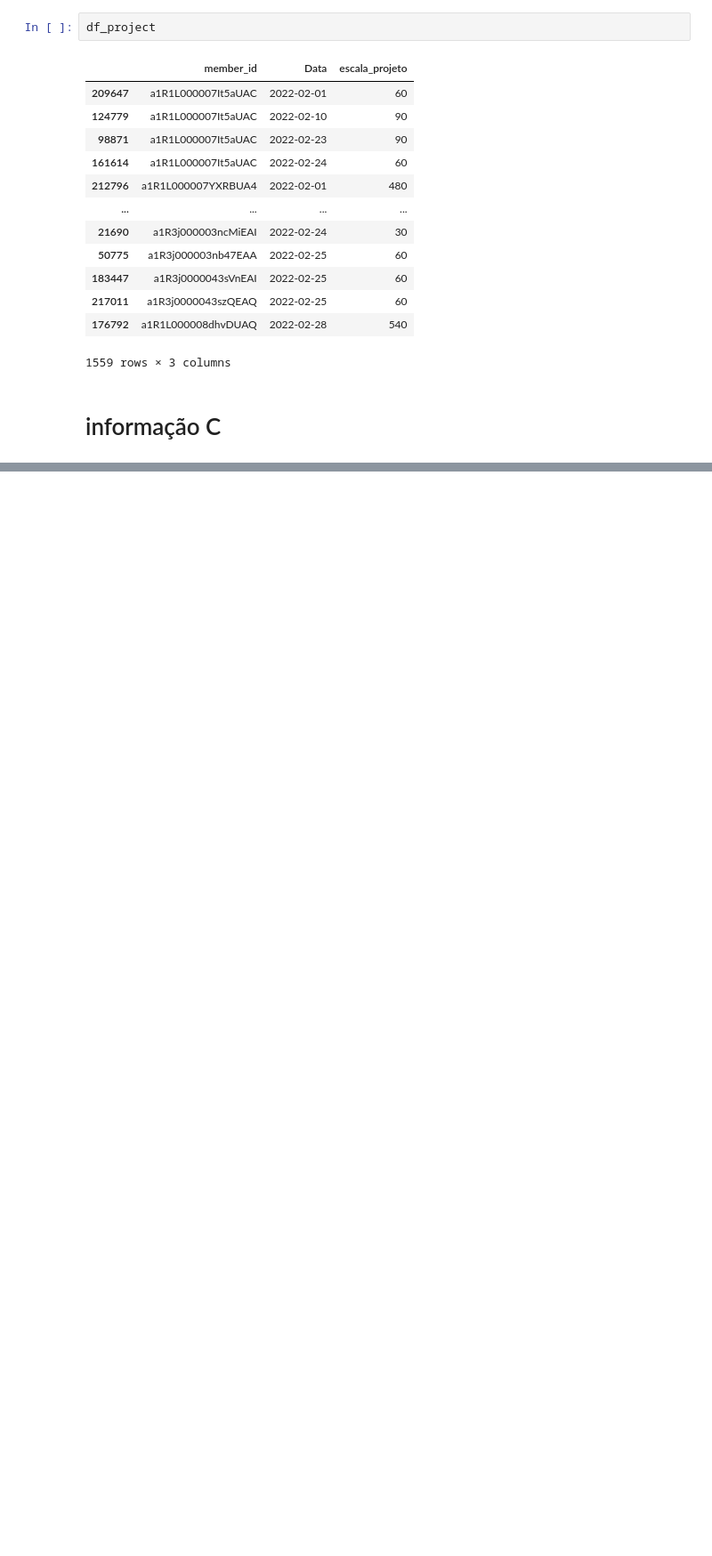
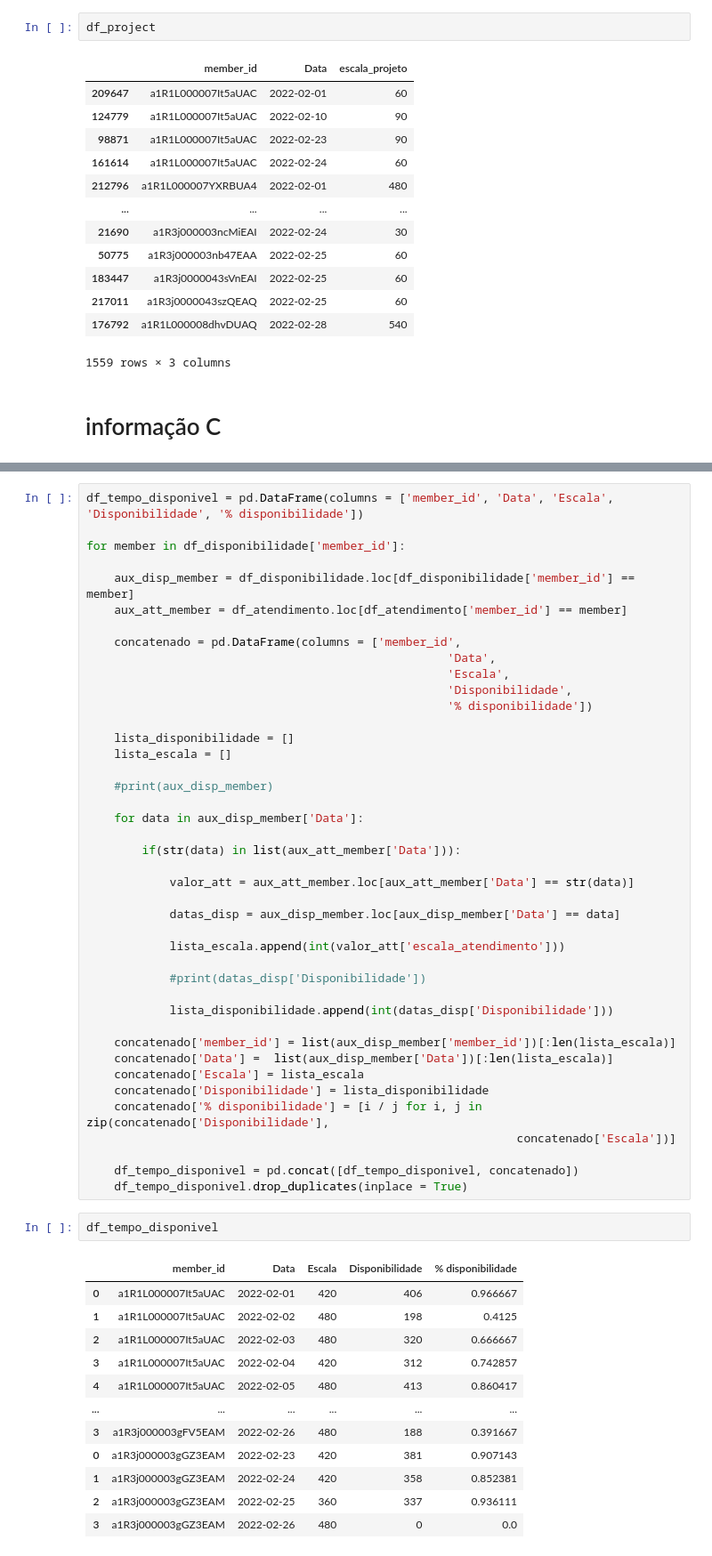
Before and after one commit to G-Moraes/projeto-disponibilidade, a Jupyter notebook: analise.ipynb, the cells around one changed output, grey strips where cells are left out. Shown: that part at 89% size. Drawn from its saved outputs; the diff is of its cells as text; blank space fills up the shorter version.

```diff
--- a/analise.ipynb
+++ b/analise.ipynb
@@ -443,0 +443,57 @@ for member in df_disponibilidade['member_id']:
+# %%
+df_tempo_disponivel = pd.DataFrame(columns = ['member_id', 'Data', 'Escala', 'Disponibilidade', '% disponibilidade'])
+
+for member in df_disponibilidade['member_id']:
+
+    aux_disp_member = df_disponibilidade.loc[df_disponibilidade['member_id'] == member]
+    aux_att_member = df_atendimento.loc[df_atendimento['member_id'] == member]
+
+    concatenado = pd.DataFrame(columns = ['member_id',
+                                                    'Data',
+                                                    'Escala',
+                                                    'Disponibilidade',
+                                                    '% disponibilidade'])
+
+    lista_disponibilidade = []
+    lista_escala = []
+
+    #print(aux_disp_member)
+
+    for data in aux_disp_member['Data']:
+
+        if(str(data) in list(aux_att_member['Data'])):
+
+            valor_att = aux_att_member.loc[aux_att_member['Data'] == str(data)]
+
+            datas_disp = aux_disp_member.loc[aux_disp_member['Data'] == data]
+
+            lista_escala.append(int(valor_att['escala_atendimento']))
+
+            #print(datas_disp['Disponibilidade'])
+
+            lista_disponibilidade.append(int(datas_disp['Disponibilidade']))
+
+    concatenado['member_id'] = list(aux_disp_member['member_id'])[:len(lista_escala)]
+    concatenado['Data'] =  list(aux_disp_member['Data'])[:len(lista_escala)]
+    concatenado['Escala'] = lista_escala
+    concatenado['Disponibilidade'] = lista_disponibilidade
+    concatenado['% disponibilidade'] = [i / j for i, j in zip(concatenado['Disponibilidade'],
+                                                              concatenado['Escala'])]
+
+    df_tempo_disponivel = pd.concat([df_tempo_disponivel, concatenado])
+    df_tempo_disponivel.drop_duplicates(inplace = True)
+# %%
+df_tempo_disponivel
+# %% [output]
+|  | member_id | Data | Escala | Disponibilidade | % disponibilidade |
+| 0 | a1R1L000007It5aUAC | 2022-02-01 | 420 | 406 | 0.966667 |
+| 1 | a1R1L000007It5aUAC | 2022-02-02 | 480 | 198 | 0.4125 |
+| 2 | a1R1L000007It5aUAC | 2022-02-03 | 480 | 320 | 0.666667 |
+| 3 | a1R1L000007It5aUAC | 2022-02-04 | 420 | 312 | 0.742857 |
+| 4 | a1R1L000007It5aUAC | 2022-02-05 | 480 | 413 | 0.860417 |
+| ... | ... | ... | ... | ... | ... |
+| 3 | a1R3j000003gFV5EAM | 2022-02-26 | 480 | 188 | 0.391667 |
+| 0 | a1R3j000003gGZ3EAM | 2022-02-23 | 420 | 381 | 0.907143 |
+| 1 | a1R3j000003gGZ3EAM | 2022-02-24 | 420 | 358 | 0.852381 |
+| 2 | a1R3j000003gGZ3EAM | 2022-02-25 | 360 | 337 | 0.936111 |
+| 3 | a1R3j000003gGZ3EAM | 2022-02-26 | 480 | 0 | 0.0 |
```
Also changed, not shown: parts of 18 cells of this notebook.
